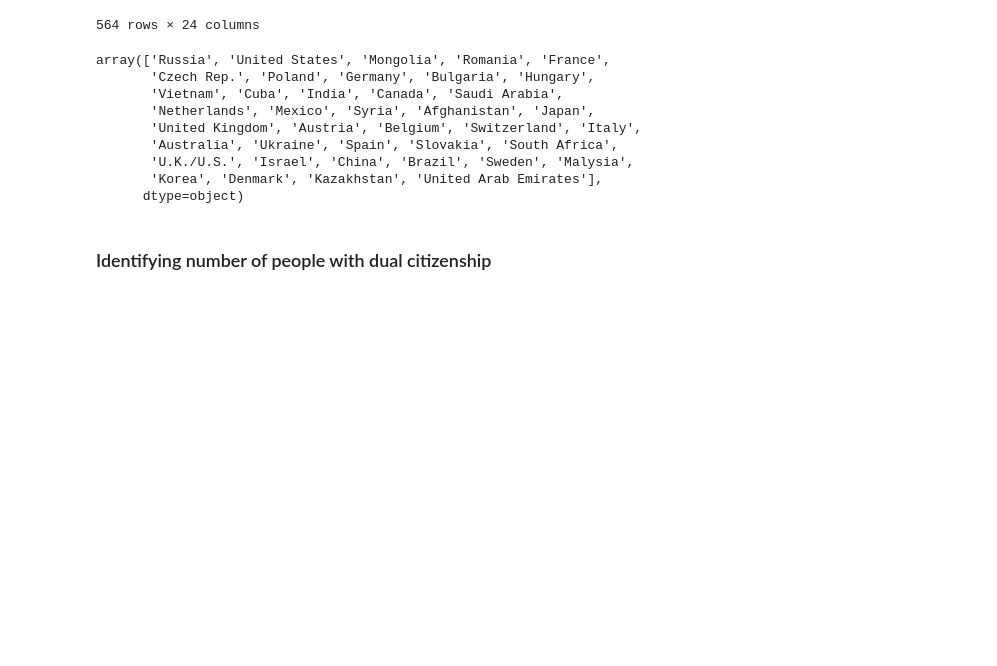
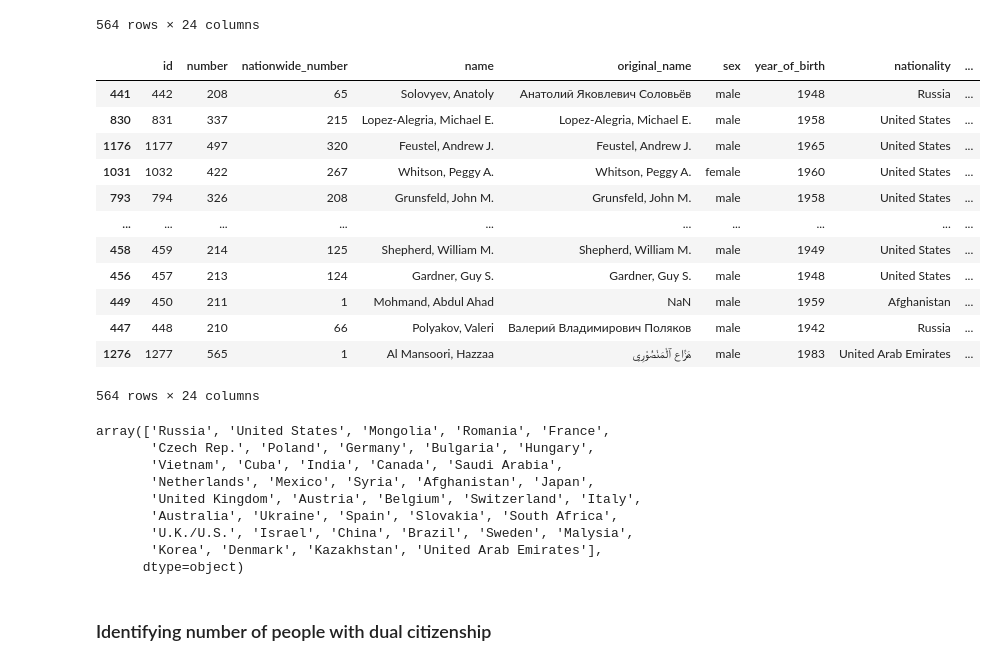
Before and after one commit to ni-xon/data-visualisation, a Jupyter notebook: data-cleaning/cleaning.ipynb, the cells around one changed output. Drawn from its saved outputs; the diff is of its cells as text; code cells hidden in the pictures; blank space fills up the shorter version.

Commit message:
Replaced original astronauts.csv

```diff
--- a/data-cleaning/cleaning.ipynb
+++ b/data-cleaning/cleaning.ipynb
@@ -46,6 +48,22 @@ astronauts_unique_df
 | 1275 | 1276 | 564 | 348 | Meir, Jessica | Meir, Jessica | female | 1977 | United States | ... |
 | 1276 | 1277 | 565 | 1 | Al Mansoori, Hazzaa | هَزَّاع ٱلْمَنْصُوْرِي | male | 1983 | United Arab Emirates | ... |
 564 rows × 24 columns
+# %%
+astronauts_unique_df.sort_values("total_eva_hrs", ascending=False)
+# %% [output]
+|  | id | number | nationwide_number | name | original_name | sex | year_of_birth | nationality | ... |
+| 441 | 442 | 208 | 65 | Solovyev, Anatoly | Анатолий Яковлевич Соловьёв | male | 1948 | Russia | ... |
+| 830 | 831 | 337 | 215 | Lopez-Alegria, Michael E. | Lopez-Alegria, Michael E. | male | 1958 | United States | ... |
+| 1176 | 1177 | 497 | 320 | Feustel, Andrew J. | Feustel, Andrew J. | male | 1965 | United States | ... |
+| 1031 | 1032 | 422 | 267 | Whitson, Peggy A. | Whitson, Peggy A. | female | 1960 | United States | ... |
+| 793 | 794 | 326 | 208 | Grunsfeld, John M. | Grunsfeld, John M. | male | 1958 | United States | ... |
+| ... | ... | ... | ... | ... | ... | ... | ... | ... | ... |
+| 458 | 459 | 214 | 125 | Shepherd, William M. | Shepherd, William M. | male | 1949 | United States | ... |
+| 456 | 457 | 213 | 124 | Gardner, Guy S. | Gardner, Guy S. | male | 1948 | United States | ... |
+| 449 | 450 | 211 | 1 | Mohmand, Abdul Ahad | NaN | male | 1959 | Afghanistan | ... |
+| 447 | 448 | 210 | 66 | Polyakov, Valeri | Валерий Владимирович Поляков | male | 1942 | Russia | ... |
+| 1276 | 1277 | 565 | 1 | Al Mansoori, Hazzaa | هَزَّاع ٱلْمَنْصُوْرِي | male | 1983 | United Arab Emirates | ... |
+564 rows × 24 columns
 # %%
 astronauts_unique_df['nationality'].unique()
 # %% [output]
```
Also changed, not shown: parts of 1 cell of this notebook, 1 other file.
